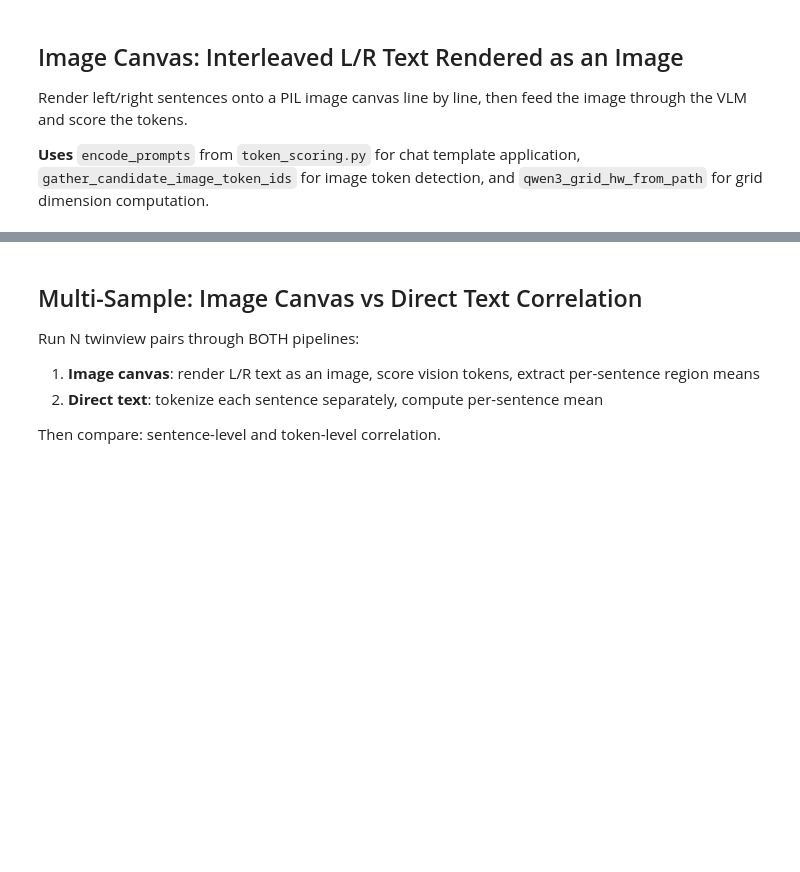
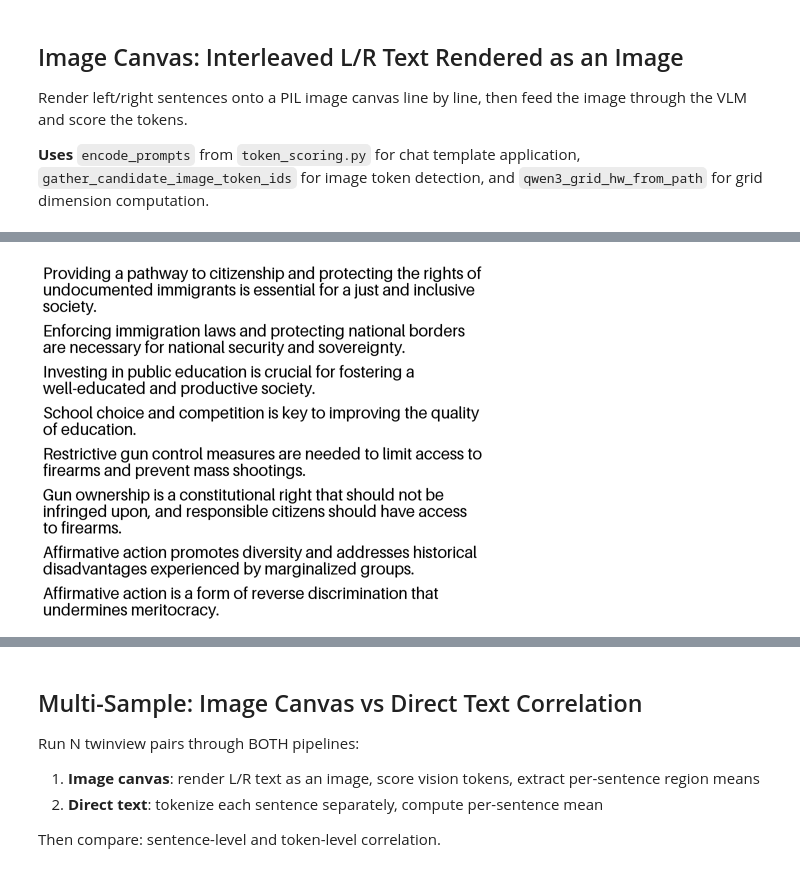
Before and after one commit to DotIN13/linear-political-llm, a Jupyter notebook: notebooks/vl_twinviews_probe_scoring_refactored.ipynb, the cells around one changed output, grey strips where cells are left out. Saved outputs shown, nothing was run; the diff lists cells and outputs as text; code cells hidden in the pictures; blank space fills up the shorter version.

```diff
--- a/notebooks/vl_twinviews_probe_scoring_refactored.ipynb
+++ b/notebooks/vl_twinviews_probe_scoring_refactored.ipynb
@@ -417,0 +367,84 @@ Canvas: (900, 700), 20 lines
+# %%
+from PIL import Image, ImageDraw, ImageFont
+
+# Try to load a font, fall back to default
+font = ImageFont.load_default(32)
+
+# ---- Side-mask configuration ----
+# Main canvas colours — freely changeable (used only for display)
+MAIN_COLORS = {"L": "#000000", "R": "#000000"}
+# Mask canvas colours — fixed (used for decoding side identity; do NOT change)
+MASK_COLORS = {"L": "#0000ff", "R": "#ff0000"}
+
+def decode_side_mask(mask_img):
+    """Convert an RGB mask image to a 2D side-label array.
+
+    Left  text is drawn in blue  (#0000ff) -> label 0
+    Right text is drawn in red   (#ff0000) -> label 1
+    Background (white or other)  -> label 255
+
+    Works on any resolution; for best results downscale the RGB mask
+    to the target grid size with LANCZOS first, then call this.
+    """
+    arr = np.array(mask_img).astype(np.int16)
+    is_left  = (arr[:,:,2] > arr[:,:,0] + 10) & (arr[:,:,2] > arr[:,:,1] + 10)
+    is_right = (arr[:,:,0] > arr[:,:,2] + 10) & (arr[:,:,0] > arr[:,:,1] + 10)
+    result = np.full(arr.shape[:2], 255, dtype=np.uint8)
+    result[is_left]  = 0
+    result[is_right] = 1
+    return result
+
+# Build interleaved left/right lines (side label instead of colour string)
+few = tv_df.sample(n=4, random_state=42).reset_index(drop=True)
+lines = []
+for _, row in few.iterrows():
+    lines.append((f"{row['l']}", "L"))
+    lines.append((f"{row['r']}", "R"))
+
+# Compute canvas size with word-wrapping
+line_spacing = 4
+sent_gap = 16
+max_width = 900
+line_h = font.getbbox("Ag")[3] - font.getbbox("Ag")[1] + line_spacing
+
+wrapped_lines = []
+wrapped_sides = []
+wrapped_sent_idx = []
+for si, (text, side) in enumerate(lines):
+    words = text.split()
+    cur = ""
+    for w in words:
+        test = cur + (" " if cur else "") + w
+        if font.getbbox(test)[2] - font.getbbox(test)[0] > max_width - 20:
+            wrapped_lines.append(cur)
+            wrapped_sides.append(side)
+            wrapped_sent_idx.append(si)
+            cur = w
+        else:
+            cur = test
+    if cur:
+        wrapped_lines.append(cur)
+        wrapped_sides.append(side)
+        wrapped_sent_idx.append(si)
+
+sent_gaps = sum(1 for i in range(1, len(wrapped_sent_idx)) if wrapped_sent_idx[i] != wrapped_sent_idx[i-1])
+canvas_h = len(wrapped_lines) * line_h + sent_gaps * sent_gap + 20
+canvas = Image.new("RGB", (max_width, canvas_h), "white")
+draw = ImageDraw.Draw(canvas)
+
+# Side mask: drawn in fixed red/blue, identical layout to main canvas
+side_mask = Image.new("RGB", (max_width, canvas_h), "white")
+draw_mask = ImageDraw.Draw(side_mask)
+
+y = 10
+for i, (text, side) in enumerate(zip(wrapped_lines, wrapped_sides)):
+    if i > 0 and wrapped_sent_idx[i] != wrapped_sent_idx[i-1]:
+        y += sent_gap  # gap between sentences
+    draw.text((10, y), text, fill=MAIN_COLORS[side], font=font)
+    draw_mask.text((10, y), text, fill=MASK_COLORS[side], font=font)
+    y += line_h
+
+display(canvas.resize((max_width//2, canvas_h//2)))
+print(f"Canvas: {canvas.size}, {len(wrapped_lines)} lines")
+# %% [output]
+[figure, added]
```
Also changed, not shown: parts of 13 cells of this notebook, 13 other files.
